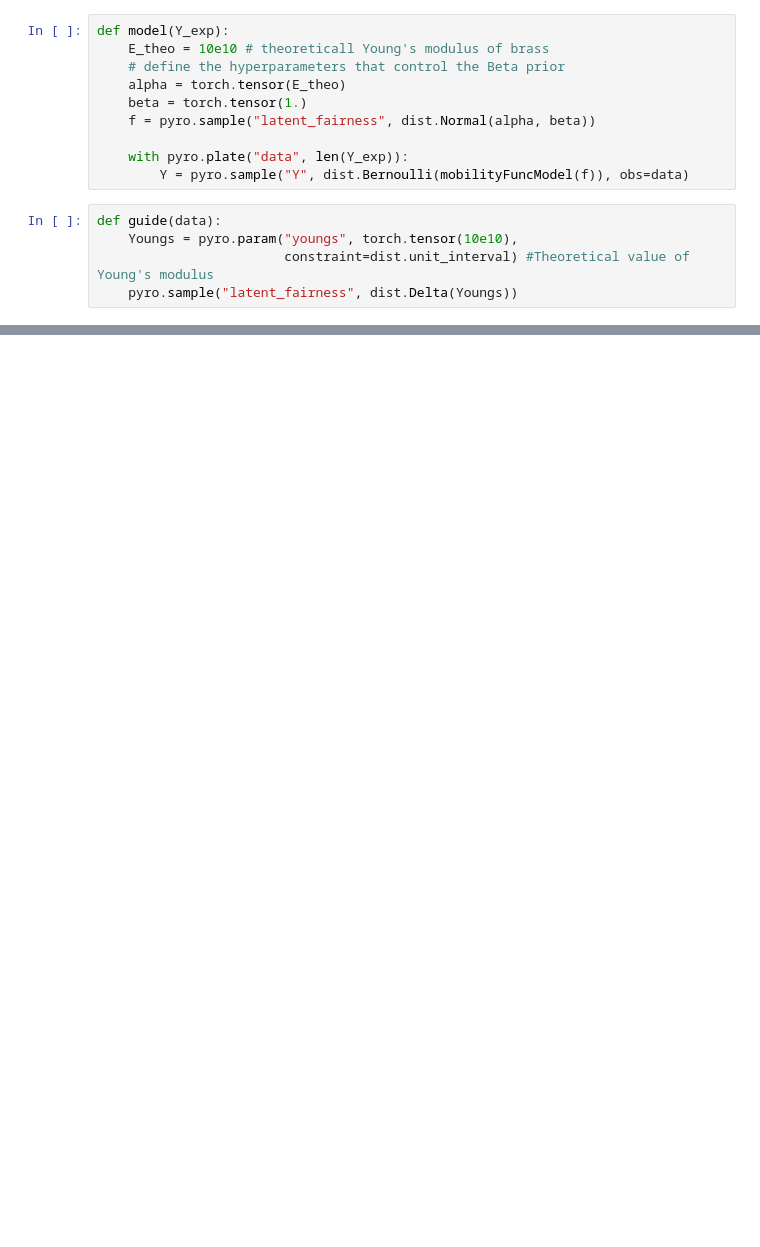
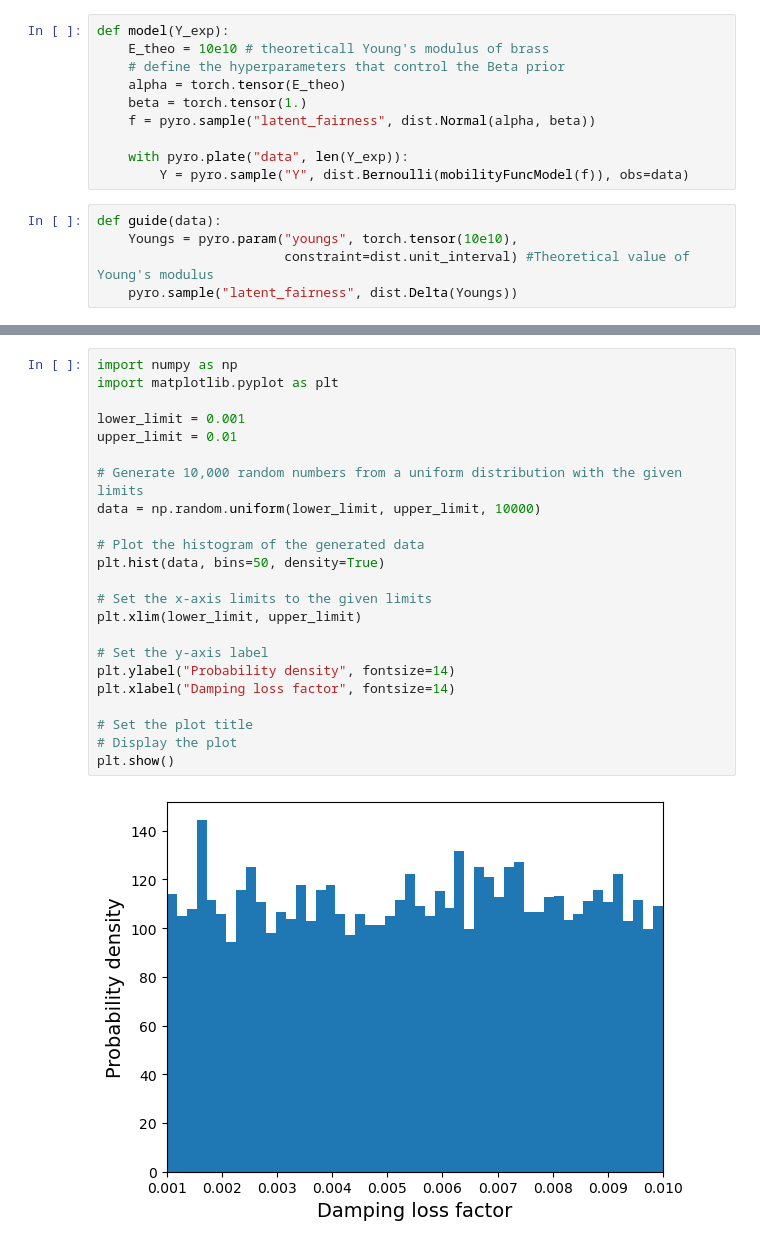
Before and after one commit to taboleiro/BayesianVibrationsModeling, a Jupyter notebook: notebooks/BEMD.ipynb, the cells around one changed output, grey strips where cells are left out. Cells and saved outputs as stored; diff of their text form; blank space fills up the shorter version.

Commit message:
SVI with beta, normal and uniform distributions

```diff
--- a/notebooks/BEMD.ipynb
+++ b/notebooks/BEMD.ipynb
@@ -290,3 +293,28 @@ IndexError: only integers, slices (`:`), ellipsis (`...`), numpy.newaxis (`None`
+# %%
+import numpy as np
+import matplotlib.pyplot as plt
+
+lower_limit = 0.001
+upper_limit = 0.01
+
+# Generate 10,000 random numbers from a uniform distribution with the given limits
+data = np.random.uniform(lower_limit, upper_limit, 10000)
+
+# Plot the histogram of the generated data
+plt.hist(data, bins=50, density=True)
+
+# Set the x-axis limits to the given limits
+plt.xlim(lower_limit, upper_limit)
+
+# Set the y-axis label
+plt.ylabel("Probability density", fontsize=14)
+plt.xlabel("Damping loss factor", fontsize=14)
+
+# Set the plot title
+# Display the plot
+plt.show()
+# %% [output]
+[figure, added]
 # %%
 pd.read_csv("./Data/bend/centerFreqResponse.csv").head()
 # %% [output]
```
Also changed, not shown: parts of 12 cells of this notebook, 30 other files.
